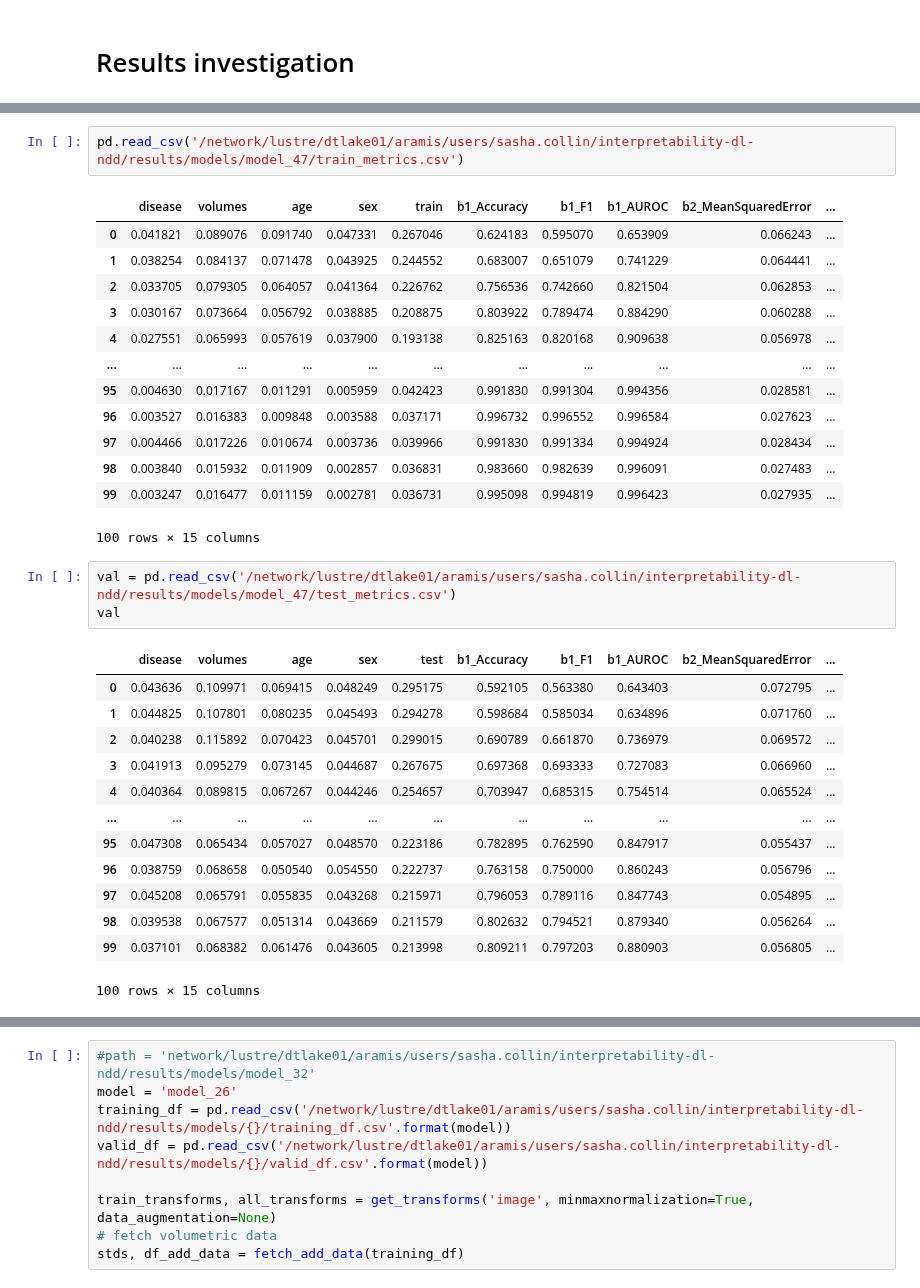
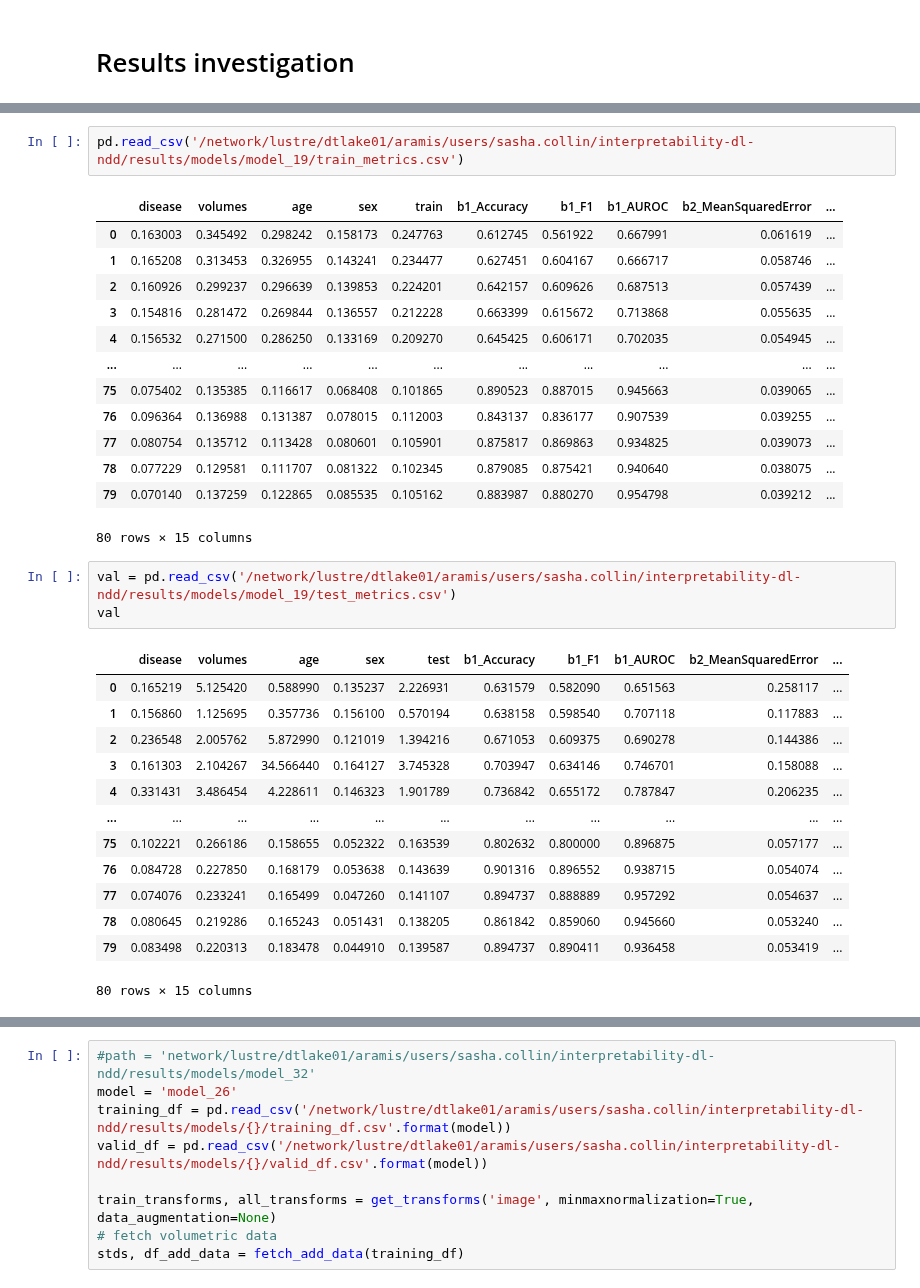
Before and after one commit to cosasha97/interpretability-dl-ndd, a Jupyter notebook: experiments.ipynb, the cells around one changed output, grey strips where cells are left out. Drawn from its saved outputs; the diff is of its cells as text.

Commit message:
new model without bnn

```diff
--- a/experiments.ipynb
+++ b/experiments.ipynb
@@ -758,33 +763,33 @@ parameters
 # %%
-pd.read_csv('/network/lustre/dtlake01/aramis/users/sasha.collin/interpretability-dl-ndd/results/models/model_47/train_metrics.csv')
+pd.read_csv('/network/lustre/dtlake01/aramis/users/sasha.collin/interpretability-dl-ndd/results/models/model_19/train_metrics.csv')
 # %% [output]
 |  | disease | volumes | age | sex | train | b1_Accuracy | b1_F1 | b1_AUROC | b2_MeanSquaredError | ... |
-| 0 | 0.041821 | 0.089076 | 0.091740 | 0.047331 | 0.267046 | 0.624183 | 0.595070 | 0.653909 | 0.066243 | ... |
-| 1 | 0.038254 | 0.084137 | 0.071478 | 0.043925 | 0.244552 | 0.683007 | 0.651079 | 0.741229 | 0.064441 | ... |
-| 2 | 0.033705 | 0.079305 | 0.064057 | 0.041364 | 0.226762 | 0.756536 | 0.742660 | 0.821504 | 0.062853 | ... |
-| 3 | 0.030167 | 0.073664 | 0.056792 | 0.038885 | 0.208875 | 0.803922 | 0.789474 | 0.884290 | 0.060288 | ... |
-| 4 | 0.027551 | 0.065993 | 0.057619 | 0.037900 | 0.193138 | 0.825163 | 0.820168 | 0.909638 | 0.056978 | ... |
+| 0 | 0.163003 | 0.345492 | 0.298242 | 0.158173 | 0.247763 | 0.612745 | 0.561922 | 0.667991 | 0.061619 | ... |
+| 1 | 0.165208 | 0.313453 | 0.326955 | 0.143241 | 0.234477 | 0.627451 | 0.604167 | 0.666717 | 0.058746 | ... |
+| 2 | 0.160926 | 0.299237 | 0.296639 | 0.139853 | 0.224201 | 0.642157 | 0.609626 | 0.687513 | 0.057439 | ... |
+| 3 | 0.154816 | 0.281472 | 0.269844 | 0.136557 | 0.212228 | 0.663399 | 0.615672 | 0.713868 | 0.055635 | ... |
+| 4 | 0.156532 | 0.271500 | 0.286250 | 0.133169 | 0.209270 | 0.645425 | 0.606171 | 0.702035 | 0.054945 | ... |
 | ... | ... | ... | ... | ... | ... | ... | ... | ... | ... | ... |
-| 95 | 0.004630 | 0.017167 | 0.011291 | 0.005959 | 0.042423 | 0.991830 | 0.991304 | 0.994356 | 0.028581 | ... |
-| 96 | 0.003527 | 0.016383 | 0.009848 | 0.003588 | 0.037171 | 0.996732 | 0.996552 | 0.996584 | 0.027623 | ... |
-| 97 | 0.004466 | 0.017226 | 0.010674 | 0.003736 | 0.039966 | 0.991830 | 0.991334 | 0.994924 | 0.028434 | ... |
-| 98 | 0.003840 | 0.015932 | 0.011909 | 0.002857 | 0.036831 | 0.983660 | 0.982639 | 0.996091 | 0.027483 | ... |
-| 99 | 0.003247 | 0.016477 | 0.011159 | 0.002781 | 0.036731 | 0.995098 | 0.994819 | 0.996423 | 0.027935 | ... |
+| 75 | 0.075402 | 0.135385 | 0.116617 | 0.068408 | 0.101865 | 0.890523 | 0.887015 | 0.945663 | 0.039065 | ... |
+| 76 | 0.096364 | 0.136988 | 0.131387 | 0.078015 | 0.112003 | 0.843137 | 0.836177 | 0.907539 | 0.039255 | ... |
+| 77 | 0.080754 | 0.135712 | 0.113428 | 0.080601 | 0.105901 | 0.875817 | 0.869863 | 0.934825 | 0.039073 | ... |
+| 78 | 0.077229 | 0.129581 | 0.111707 | 0.081322 | 0.102345 | 0.879085 | 0.875421 | 0.940640 | 0.038075 | ... |
+| 79 | 0.070140 | 0.137259 | 0.122865 | 0.085535 | 0.105162 | 0.883987 | 0.880270 | 0.954798 | 0.039212 | ... |
-100 rows × 15 columns
+80 rows × 15 columns
 # %%
-val = pd.read_csv('/network/lustre/dtlake01/aramis/users/sasha.collin/interpretability-dl-ndd/results/models/model_47/test_metrics.csv')
+val = pd.read_csv('/network/lustre/dtlake01/aramis/users/sasha.collin/interpretability-dl-ndd/results/models/model_19/test_metrics.csv')
 val
 # %% [output]
 |  | disease | volumes | age | sex | test | b1_Accuracy | b1_F1 | b1_AUROC | b2_MeanSquaredError | ... |
-| 0 | 0.043636 | 0.109971 | 0.069415 | 0.048249 | 0.295175 | 0.592105 | 0.563380 | 0.643403 | 0.072795 | ... |
-| 1 | 0.044825 | 0.107801 | 0.080235 | 0.045493 | 0.294278 | 0.598684 | 0.585034 | 0.634896 | 0.071760 | ... |
-| 2 | 0.040238 | 0.115892 | 0.070423 | 0.045701 | 0.299015 | 0.690789 | 0.661870 | 0.736979 | 0.069572 | ... |
-| 3 | 0.041913 | 0.095279 | 0.073145 | 0.044687 | 0.267675 | 0.697368 | 0.693333 | 0.727083 | 0.066960 | ... |
-| 4 | 0.040364 | 0.089815 | 0.067267 | 0.044246 | 0.254657 | 0.703947 | 0.685315 | 0.754514 | 0.065524 | ... |
+| 0 | 0.165219 | 5.125420 | 0.588990 | 0.135237 | 2.226931 | 0.631579 | 0.582090 | 0.651563 | 0.258117 | ... |
+| 1 | 0.156860 | 1.125695 | 0.357736 | 0.156100 | 0.570194 | 0.638158 | 0.598540 | 0.707118 | 0.117883 | ... |
+| 2 | 0.236548 | 2.005762 | 5.872990 | 0.121019 | 1.394216 | 0.671053 | 0.609375 | 0.690278 | 0.144386 | ... |
+| 3 | 0.161303 | 2.104267 | 34.566440 | 0.164127 | 3.745328 | 0.703947 | 0.634146 | 0.746701 | 0.158088 | ... |
+| 4 | 0.331431 | 3.486454 | 4.228611 | 0.146323 | 1.901789 | 0.736842 | 0.655172 | 0.787847 | 0.206235 | ... |
 | ... | ... | ... | ... | ... | ... | ... | ... | ... | ... | ... |
-| 95 | 0.047308 | 0.065434 | 0.057027 | 0.048570 | 0.223186 | 0.782895 | 0.762590 | 0.847917 | 0.055437 | ... |
-| 96 | 0.038759 | 0.068658 | 0.050540 | 0.054550 | 0.222737 | 0.763158 | 0.750000 | 0.860243 | 0.056796 | ... |
-| 97 | 0.045208 | 0.065791 | 0.055835 | 0.043268 | 0.215971 | 0.796053 | 0.789116 | 0.847743 | 0.054895 | ... |
-| 98 | 0.039538 | 0.067577 | 0.051314 | 0.043669 | 0.211579 | 0.802632 | 0.794521 | 0.879340 | 0.056264 | ... |
-| 99 | 0.037101 | 0.068382 | 0.061476 | 0.043605 | 0.213998 | 0.809211 | 0.797203 | 0.880903 | 0.056805 | ... |
+| 75 | 0.102221 | 0.266186 | 0.158655 | 0.052322 | 0.163539 | 0.802632 | 0.800000 | 0.896875 | 0.057177 | ... |
+| 76 | 0.084728 | 0.227850 | 0.168179 | 0.053638 | 0.143639 | 0.901316 | 0.896552 | 0.938715 | 0.054074 | ... |
+| 77 | 0.074076 | 0.233241 | 0.165499 | 0.047260 | 0.141107 | 0.894737 | 0.888889 | 0.957292 | 0.054637 | ... |
+| 78 | 0.080645 | 0.219286 | 0.165243 | 0.051431 | 0.138205 | 0.861842 | 0.859060 | 0.945660 | 0.053240 | ... |
+| 79 | 0.083498 | 0.220313 | 0.183478 | 0.044910 | 0.139587 | 0.894737 | 0.890411 | 0.936458 | 0.053419 | ... |
-100 rows × 15 columns
+80 rows × 15 columns
```
Also changed, not shown: parts of 17 cells of this notebook, 3 other files.
